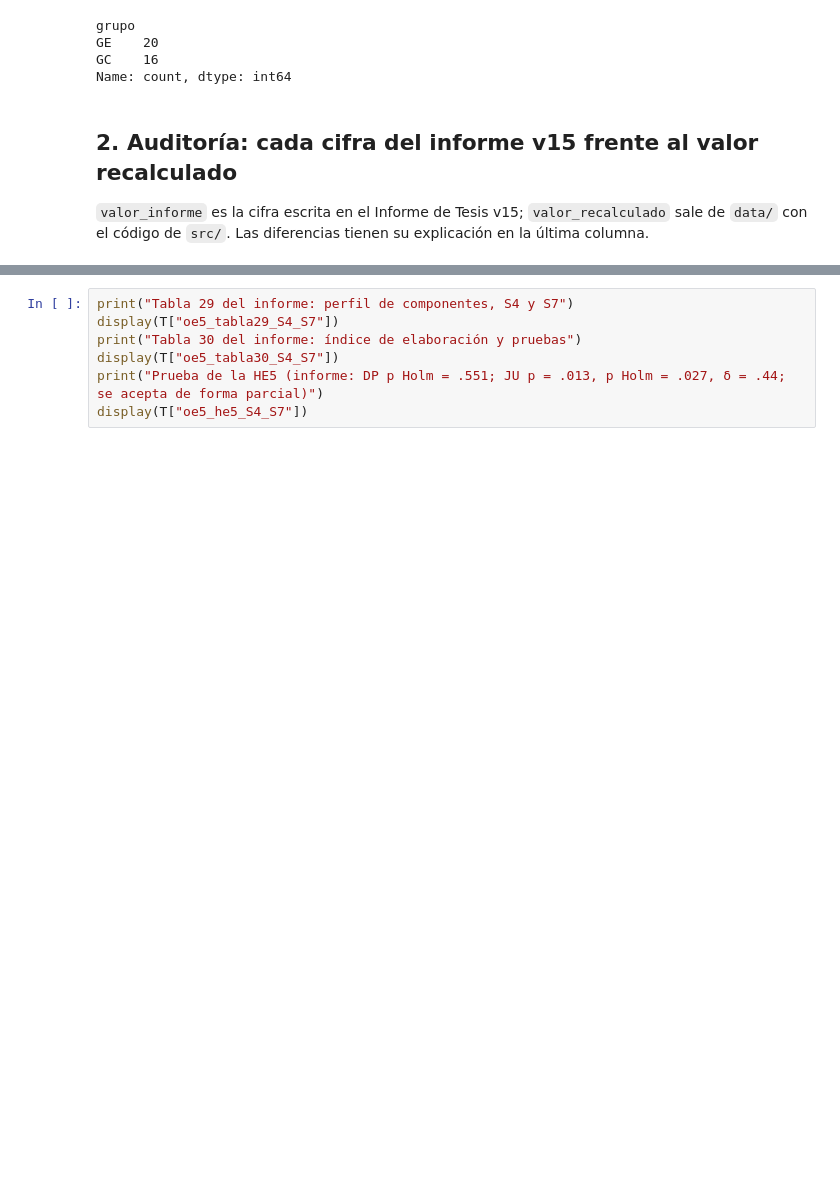
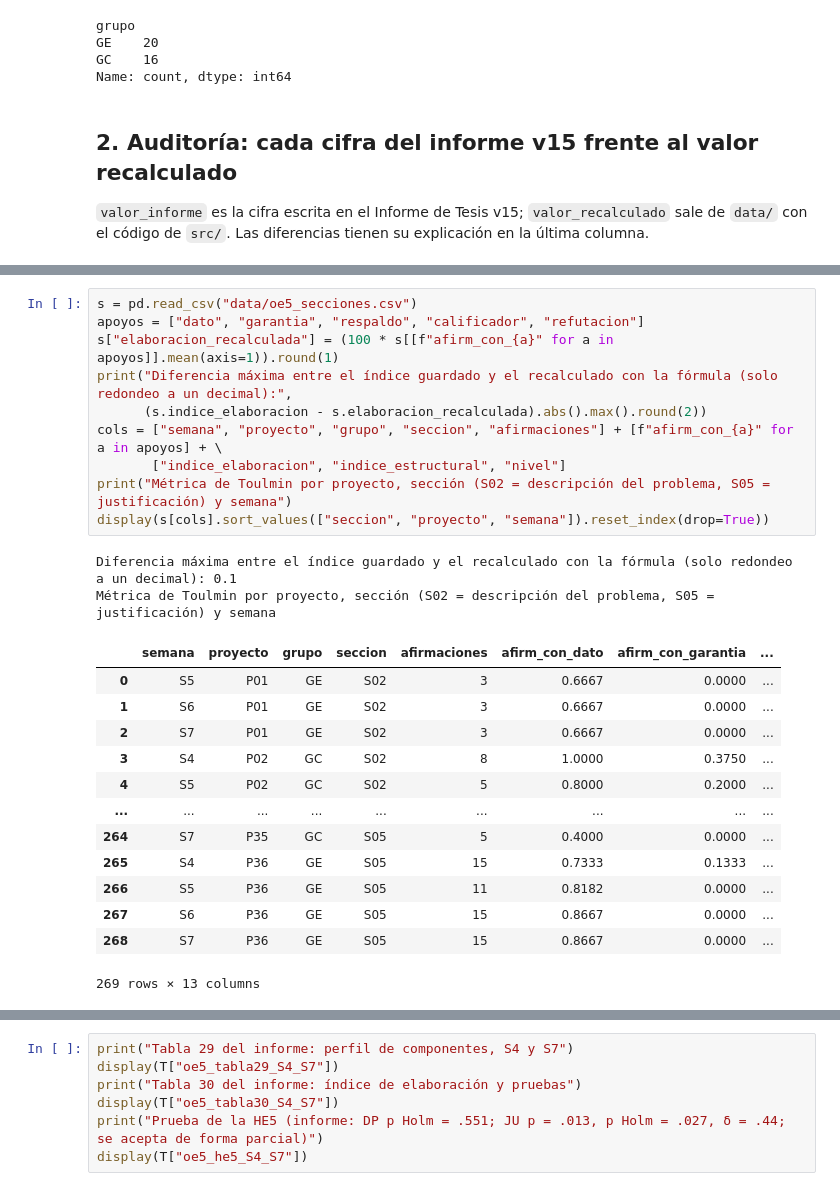
Before and after one commit to prttysav4ge/tesis-oe5-oe6, a Jupyter notebook: notebooks/reproducir_oe5_oe6.ipynb, the cells around one changed output, grey strips where cells are left out. Cells and saved outputs as stored; diff of their text form; blank space fills up the shorter version.

Commit message:
OE5: agrega el código de la métrica de Toulmin al cuaderno

```diff
--- a/notebooks/reproducir_oe5_oe6.ipynb
+++ b/notebooks/reproducir_oe5_oe6.ipynb
@@ -116,0 +147,26 @@ medición con la sección completa, con corrección de Holm para las dos seccion
+# %%
+s = pd.read_csv("data/oe5_secciones.csv")
+apoyos = ["dato", "garantia", "respaldo", "calificador", "refutacion"]
+s["elaboracion_recalculada"] = (100 * s[[f"afirm_con_{a}" for a in apoyos]].mean(axis=1)).round(1)
+print("Diferencia máxima entre el índice guardado y el recalculado con la fórmula (solo redondeo a un decimal):",
+      (s.indice_elaboracion - s.elaboracion_recalculada).abs().max().round(2))
+cols = ["semana", "proyecto", "grupo", "seccion", "afirmaciones"] + [f"afirm_con_{a}" for a in apoyos] + \
+       ["indice_elaboracion", "indice_estructural", "nivel"]
+print("Métrica de Toulmin por proyecto, sección (S02 = descripción del problema, S05 = justificación) y semana")
+display(s[cols].sort_values(["seccion", "proyecto", "semana"]).reset_index(drop=True))
+# %% [output]
+Diferencia máxima entre el índice guardado y el recalculado con la fórmula (solo redondeo a un decimal): 0.1
+Métrica de Toulmin por proyecto, sección (S02 = descripción del problema, S05 = justificación) y semana
+|  | semana | proyecto | grupo | seccion | afirmaciones | afirm_con_dato | afirm_con_garantia | ... |
+| 0 | S5 | P01 | GE | S02 | 3 | 0.6667 | 0.0000 | ... |
+| 1 | S6 | P01 | GE | S02 | 3 | 0.6667 | 0.0000 | ... |
+| 2 | S7 | P01 | GE | S02 | 3 | 0.6667 | 0.0000 | ... |
+| 3 | S4 | P02 | GC | S02 | 8 | 1.0000 | 0.3750 | ... |
+| 4 | S5 | P02 | GC | S02 | 5 | 0.8000 | 0.2000 | ... |
+| ... | ... | ... | ... | ... | ... | ... | ... | ... |
+| 264 | S7 | P35 | GC | S05 | 5 | 0.4000 | 0.0000 | ... |
+| 265 | S4 | P36 | GE | S05 | 15 | 0.7333 | 0.1333 | ... |
+| 266 | S5 | P36 | GE | S05 | 11 | 0.8182 | 0.0000 | ... |
+| 267 | S6 | P36 | GE | S05 | 15 | 0.8667 | 0.0000 | ... |
+| 268 | S7 | P36 | GE | S05 | 15 | 0.8667 | 0.0000 | ... |
+269 rows × 13 columns
```
Also changed, not shown: parts of 9 cells of this notebook, 2 other files.
